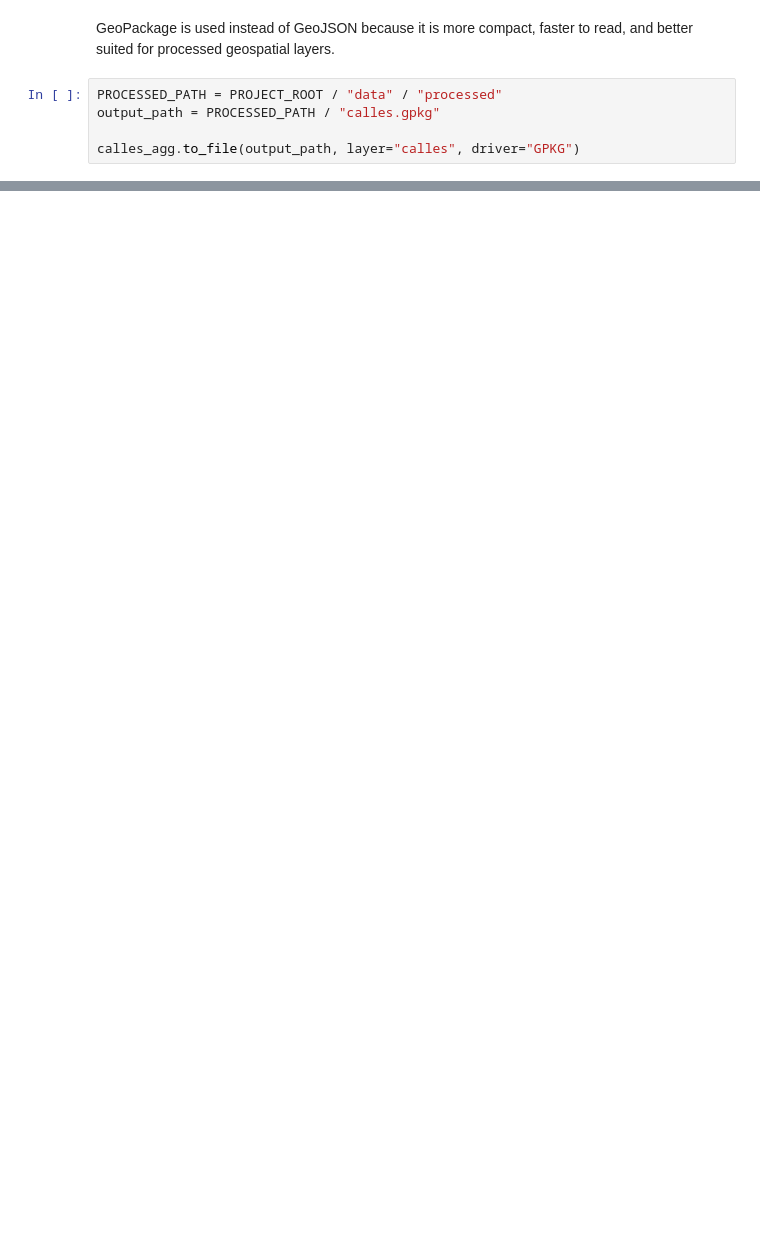
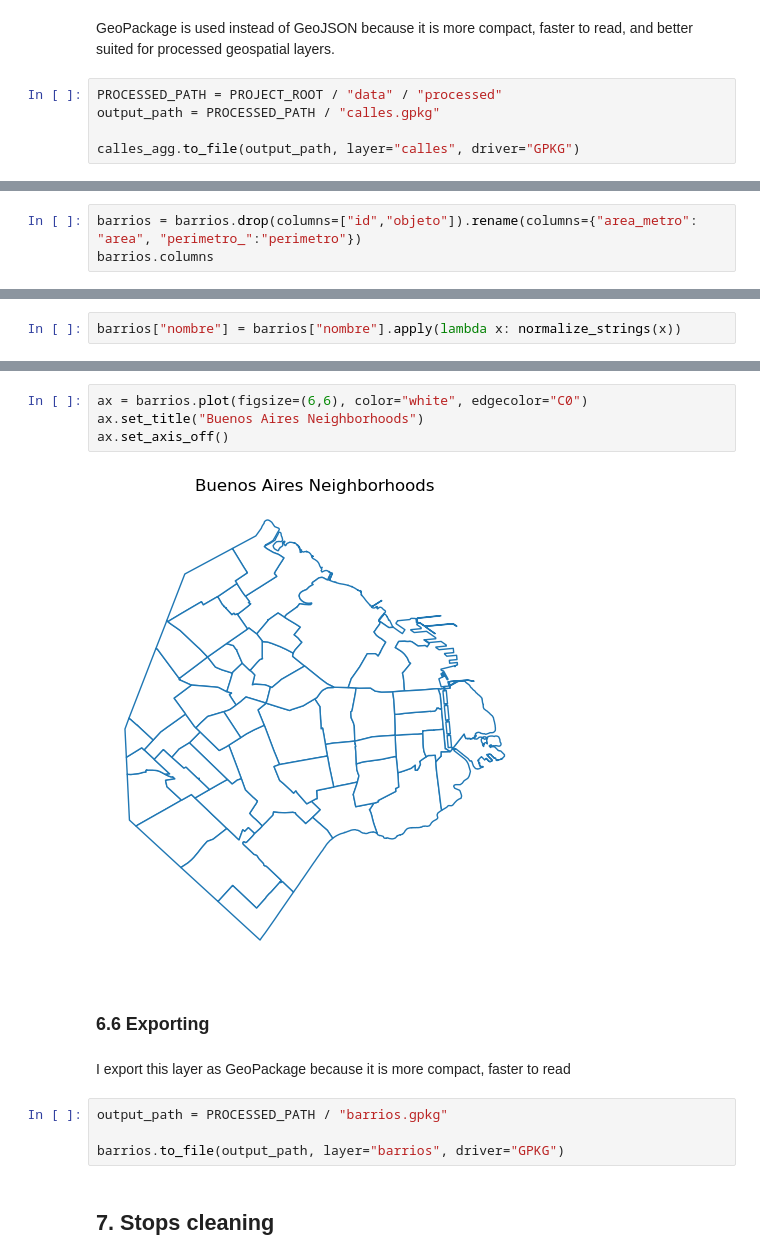
Before and after one commit to FacundoBerthet/caba-public-transport-analysis, a Jupyter notebook: notebooks/01_data_cleaning.ipynb, the cells around one changed output, grey strips where cells are left out. Cells and saved outputs as stored; diff of their text form; blank space fills up the shorter version.

```diff
--- a/notebooks/01_data_cleaning.ipynb
+++ b/notebooks/01_data_cleaning.ipynb
@@ -276,0 +401,3 @@ calles_agg.to_file(output_path, layer="calles", driver="GPKG")
+# %%
+barrios = barrios.drop(columns=["id","objeto"]).rename(columns={"area_metro": "area", "perimetro_":"perimetro"})
+barrios.columns
@@ -276,0 +439,2 @@ calles_agg.to_file(output_path, layer="calles", driver="GPKG")
+# %%
+barrios["nombre"] = barrios["nombre"].apply(lambda x: normalize_strings(x))
@@ -276,0 +479,16 @@ calles_agg.to_file(output_path, layer="calles", driver="GPKG")
+# %%
+ax = barrios.plot(figsize=(6,6), color="white", edgecolor="C0")
+ax.set_title("Buenos Aires Neighborhoods")
+ax.set_axis_off()
+# %% [output]
+[figure, added]
+# %% [markdown]
+### 6.6 Exporting
+# %% [markdown]
+I export this layer as GeoPackage because it is more compact, faster to read
+# %%
+output_path = PROCESSED_PATH / "barrios.gpkg"
+
+barrios.to_file(output_path, layer="barrios", driver="GPKG")
+# %% [markdown]
+## 7. Stops cleaning
```
Also changed, not shown: parts of 124 cells of this notebook.
